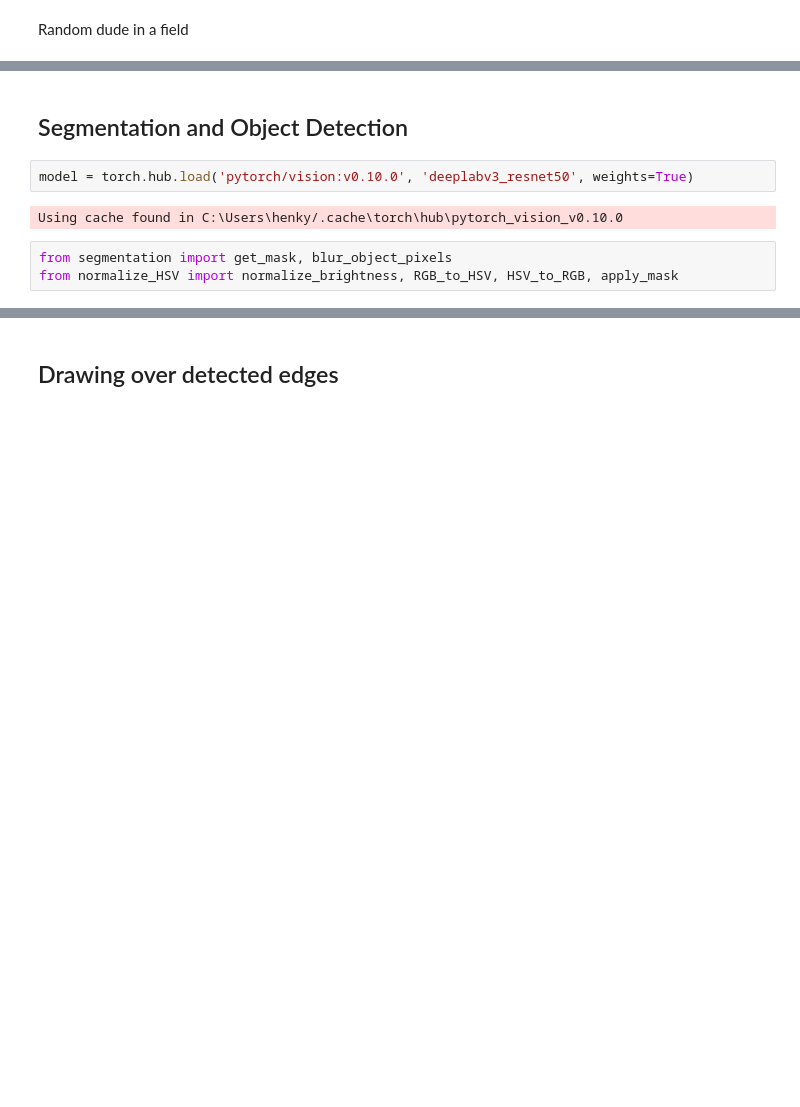
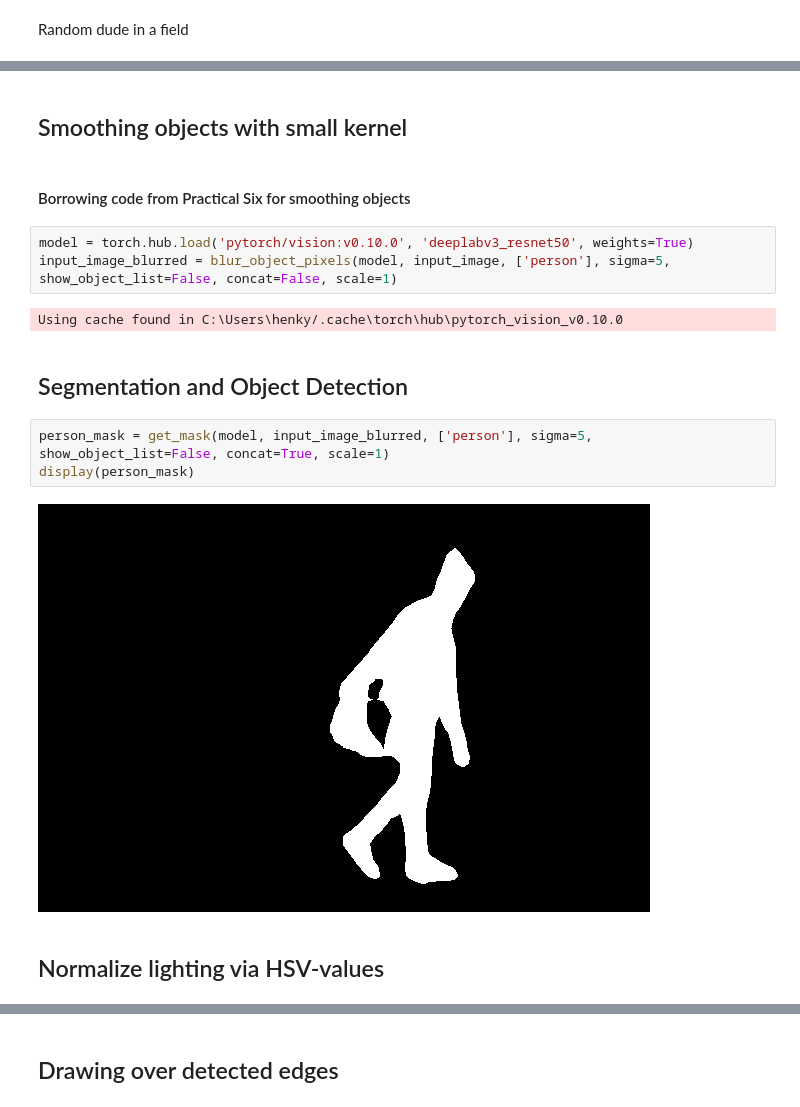
Before and after one commit to Nidaige/ikt452-Computer_Vision, a Jupyter notebook: Project/Project.ipynb, the cells around one changed output, grey strips where cells are left out. Saved outputs shown, nothing was run; the diff lists cells and outputs as text; blank space fills up the shorter version.

```diff
--- a/Project/Project.ipynb
+++ b/Project/Project.ipynb
@@ -29,9 +31,18 @@ display(input_image)
+# %% [markdown]
+## Smoothing objects with small kernel
+# %% [markdown]
+#### Borrowing code from Practical Six for smoothing objects
+# %%
+model = torch.hub.load('pytorch/vision:v0.10.0', 'deeplabv3_resnet50', weights=True)
+input_image_blurred = blur_object_pixels(model, input_image, ['person'], sigma=5, show_object_list=False, concat=False, scale=1)
+# %% [output]
+Using cache found in C:\Users\henky/.cache\torch\hub\pytorch_vision_v0.10.0
 # %% [markdown]
 ## Segmentation and Object Detection
-# %%
-model = torch.hub.load('pytorch/vision:v0.10.0', 'deeplabv3_resnet50', weights=True)
-# %% [output]
-Using cache found in C:\Users\henky/.cache\torch\hub\pytorch_vision_v0.10.0
 # %%
-from segmentation import get_mask, blur_object_pixels
-from normalize_HSV import normalize_brightness, RGB_to_HSV, HSV_to_RGB, apply_mask
+person_mask = get_mask(model, input_image_blurred, ['person'], sigma=5, show_object_list=False, concat=True, scale=1)
+display(person_mask)
+# %% [output]
+[figure, added]
+# %% [markdown]
+## Normalize lighting via HSV-values
```
Also changed, not shown: parts of 8 cells of this notebook.
